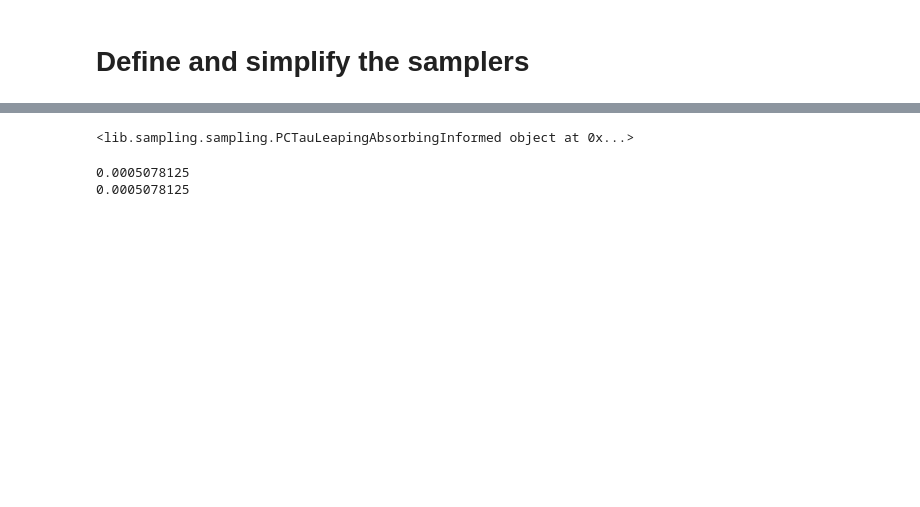
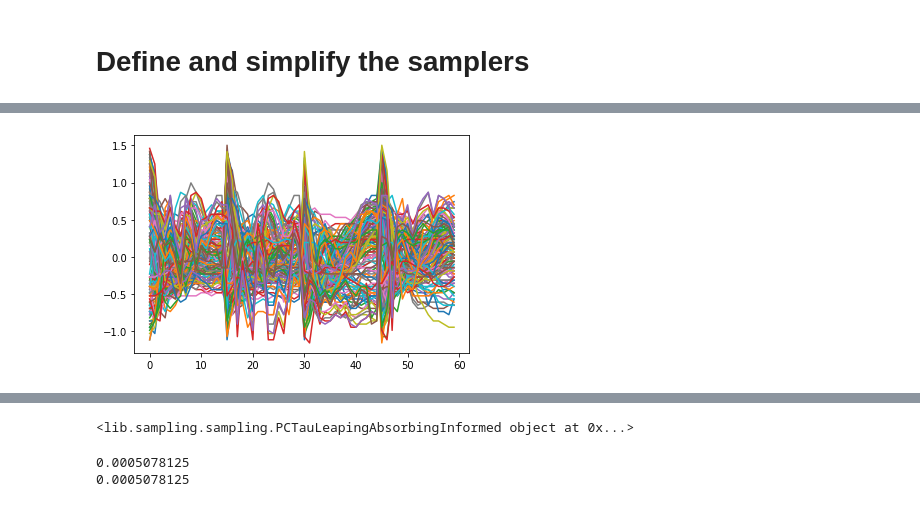
Before and after one commit to matthew9671/tauLDR, a Jupyter notebook: notebooks/eval_countdown.ipynb, the cells around one changed output, grey strips where cells are left out. Saved outputs shown, nothing was run; the diff lists cells and outputs as text; code cells hidden in the pictures; blank space fills up the shorter version.

```diff
--- a/notebooks/eval_countdown.ipynb
+++ b/notebooks/eval_countdown.ipynb
@@ -295,0 +400,5 @@ ImportError: cannot import name 'PCTauLeapingAbsorbingInformed' from 'lib.sampli
+# %%
+for i in range(data.shape[0]):
+    plt.plot(true_samples_scaled[i])
+# %% [output]
+[figure, added]
```
Also changed, not shown: parts of 23 cells of this notebook, 13 other files.
